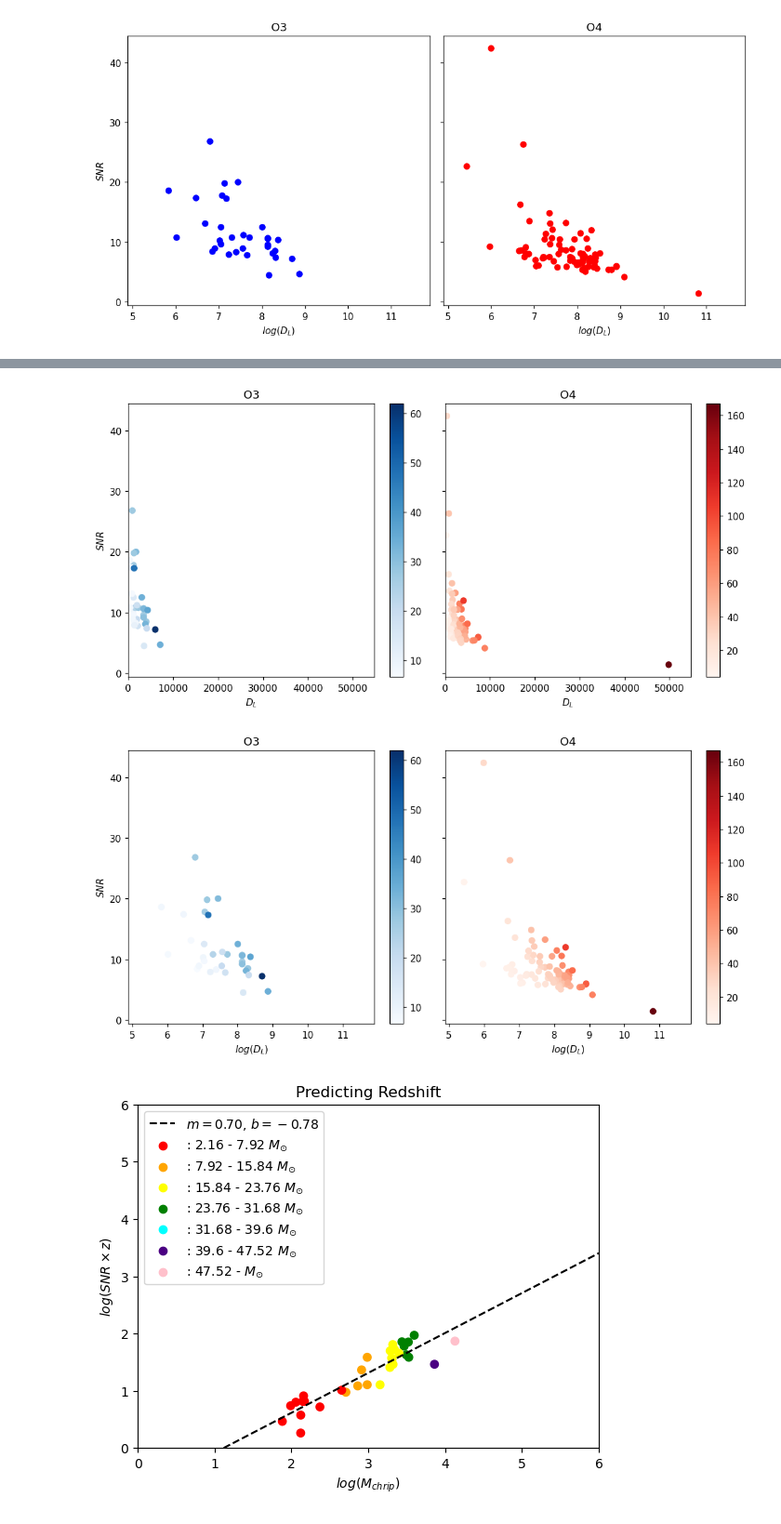
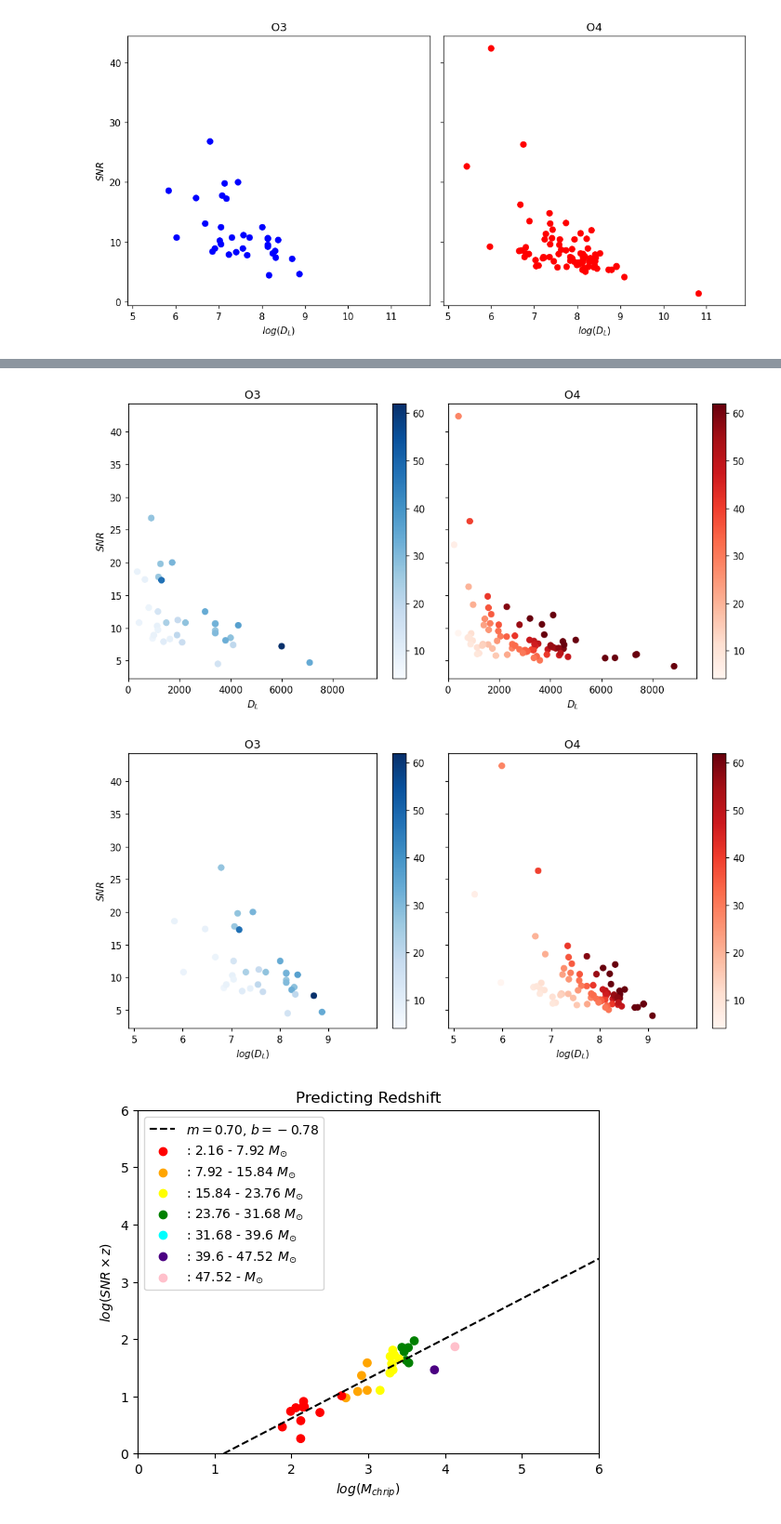
Before and after one commit to AndrewValentini/Gravitational-Waves-Research-23-24, a Jupyter notebook: Data Analysis/testing.ipynb, the cells around one changed output, grey strips where cells are left out. Shown at 93% size. Drawn from its saved outputs; the diff is of its cells as text; code cells hidden in the pictures.

```diff
--- a/Data Analysis/testing.ipynb
+++ b/Data Analysis/testing.ipynb
@@ -510,44 +449,47 @@ fig, (ax1, ax2) = plt.subplots(1, 2, figsize=(10, 5), dpi=110, sharey=True)
 cm1 = plt.colormaps['Blues']
 cm2 = plt.colormaps['Reds']
 
-sc = ax1.scatter(O3_BBH["luminosity_distance"], O3_BBH["snr"], c = O3_BBH["chirp_mass"], cmap=cm1)
+sub_O4_BBH = O4_BBH[O4_BBH['chirp_mass'] < 140]
+
+max_O3_mass = max(O3_BBH["chirp_mass"])
+min_O4_mass = min(sub_O4_BBH["chirp_mass"])
+sc = ax1.scatter(O3_BBH["luminosity_distance"], O3_BBH["snr"], c = O3_BBH["chirp_mass"], cmap=cm1, vmin=min_O4_mass, vmax=max_O3_mass)
 plt.colorbar(sc, ax=ax1)
 ax1.set_title("O3")
 ax1.set_xlabel("$D_L$")
 ax1.set_ylabel("$SNR$")
-ax1.set_xlim(0, max(O4_BBH["luminosity_distance"]) * 1.1)
+ax1.set_xlim(0, max(sub_O4_BBH["luminosity_distance"]) * 1.1)
 
-sc = ax2.scatter(O4_BBH["luminosity_distance"], O4_BBH["snr"], c = O4_BBH["chirp_mass"], cmap=cm2)
+sc = ax2.scatter(sub_O4_BBH["luminosity_distance"], sub_O4_BBH["snr"], c = sub_O4_BBH["chirp_mass"], cmap=cm2, vmin=min_O4_mass, vmax=max_O3_mass)
 plt.colorbar(sc, ax=ax2)
 ax2.set_title("O4")
 ax2.set_xlabel("$D_L$")
-ax2.set_xlim(0, max(O4_BBH["luminosity_distance"]) * 1.1)
+ax2.set_xlim(0, max(sub_O4_BBH["luminosity_distance"]) * 1.1)
 
 plt.tight_layout()
 plt.show()
 
 # log scale
 
 fig, (ax1, ax2) = plt.subplots(1, 2, figsize=(10, 5), dpi=110, sharey=True)
 
-sc = ax1.scatter(np.log(O3_BBH["luminosity_distance"]), O3_BBH["snr"], c = O3_BBH["chirp_mass"], cmap=cm1)
+sc = ax1.scatter(np.log(O3_BBH["luminosity_distance"]), O3_BBH["snr"], c = O3_BBH["chirp_mass"], cmap=cm1, vmin=min_O4_mass, vmax=max_O3_mass)
 plt.colorbar(sc, ax=ax1)
 ax1.set_title("O3")
 ax1.set_xlabel("$log(D_L)$")
 ax1.set_ylabel("$SNR$")
-ax1.set_xlim(min(np.log(O4_BBH["luminosity_distance"])) * 0.9, max(np.log(O4_BBH["luminosity_distance"])) * 1.1)
-
-sc = ax2.scatter(np.log(O4_BBH["luminosity_distance"]), O4_BBH["snr"], c = O4_BBH["chirp_mass"], cmap=cm2)
+ax1.set_xlim(min(np.log(sub_O4_BBH["luminosity_distance"])) * 0.9, max(np.log(sub_O4_BBH["luminosity_distance"])) * 1.1)
+sc = ax2.scatter(np.log(sub_O4_BBH["luminosity_distance"]), sub_O4_BBH["snr"], c = sub_O4_BBH["chirp_mass"], cmap=cm2, vmin=min_O4_mass, vmax=max_O3_mass)
 plt.colorbar(sc, ax=ax2)
 ax2.set_title("O4")
 ax2.set_xlabel("$log(D_L)$")
-ax2.set_xlim(min(np.log(O4_BBH["luminosity_distance"])) * 0.9, max(np.log(O4_BBH["luminosity_distance"])) * 1.1)
+ax2.set_xlim(min(np.log(sub_O4_BBH["luminosity_distance"])) * 0.9, max(np.log(sub_O4_BBH["luminosity_distance"])) * 1.1)
 
 plt.tight_layout()
 plt.show()
 # %% [output]
-[figure, old version]
+[figure, new version]
-[figure, old version]
+[figure, new version]
 # %%
 plt.scatter(np.log(sub_O3_BBH["chirp_mass_source"]), np.log(sub_O3_BBH["redshift"] * sub_O3_BBH["network_matched_filter_snr"]), color = sub_O3_BBH["color"])
 
```
Also changed, not shown: parts of 7 cells of this notebook, 1 other file.
